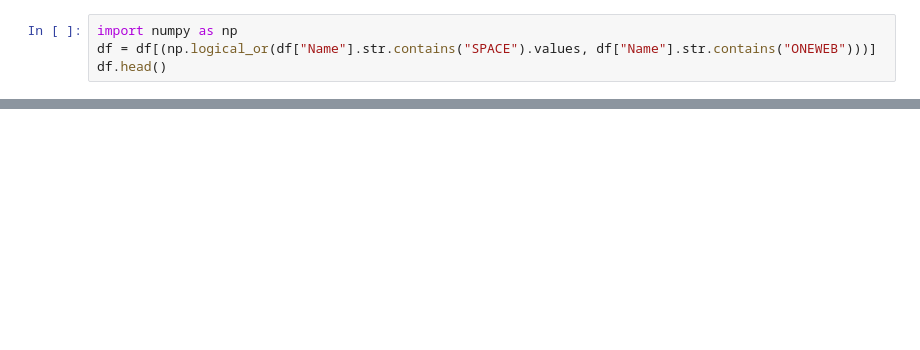
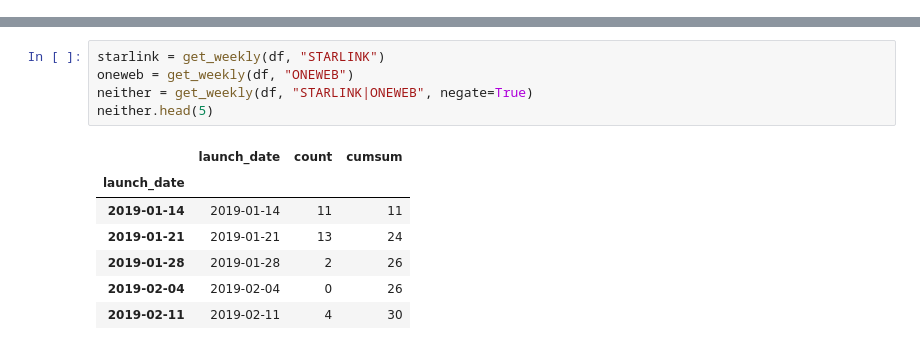
Before and after one commit to matzhaugen/mortality, a Jupyter notebook: notebooks/satellites.ipynb, the cells around one changed output, grey strips where cells are left out. Drawn from its saved outputs; the diff is of its cells as text; blank space fills up the shorter version.

```diff
--- a/notebooks/satellites.ipynb
+++ b/notebooks/satellites.ipynb
@@ -124,4 +19,0 @@ df.head()
-# %%
-import numpy as np
-df = df[(np.logical_or(df["Name"].str.contains("SPACE").values, df["Name"].str.contains("ONEWEB")))]
-df.head()
@@ -166,0 +48,13 @@ weekly["cdf"].plot()
+# %%
+starlink = get_weekly(df, "STARLINK")
+oneweb = get_weekly(df, "ONEWEB")
+neither = get_weekly(df, "STARLINK|ONEWEB", negate=True)
+neither.head(5)
+# %% [output]
+|  | launch_date | count | cumsum |
+| launch_date |  |  |  |
+| 2019-01-14 | 2019-01-14 | 11 | 11 |
+| 2019-01-21 | 2019-01-21 | 13 | 24 |
+| 2019-01-28 | 2019-01-28 | 2 | 26 |
+| 2019-02-04 | 2019-02-04 | 0 | 26 |
+| 2019-02-11 | 2019-02-11 | 4 | 30 |
```
Also changed, not shown: parts of 17 cells of this notebook, 3 other files.
